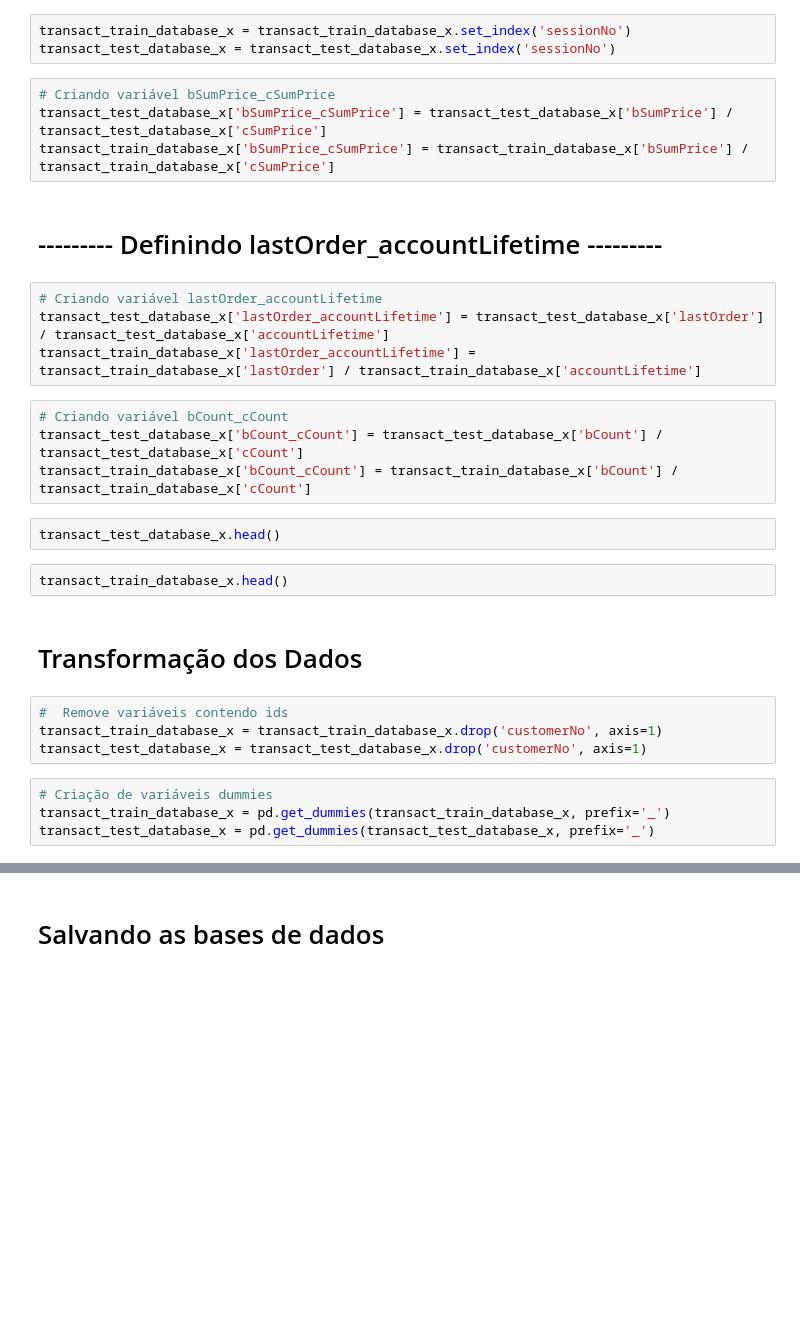
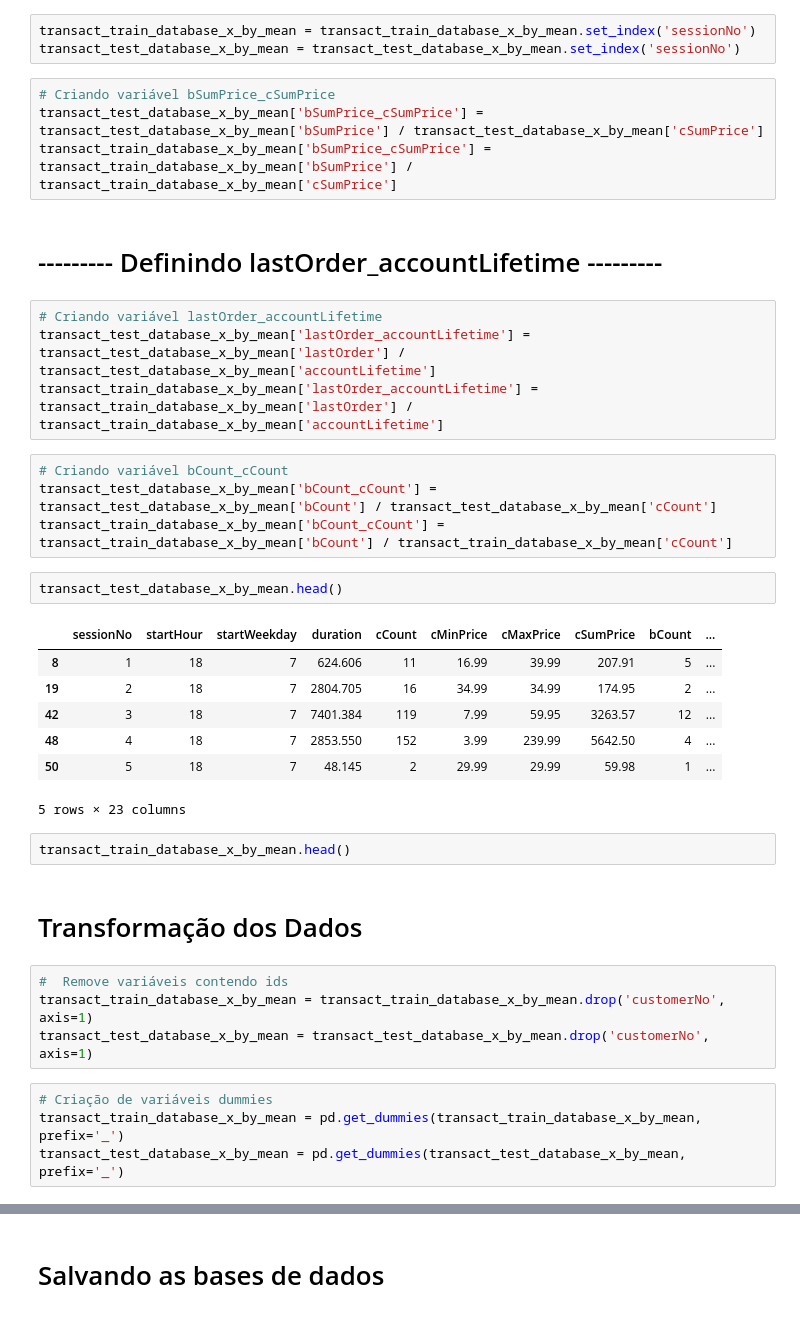
Before and after one commit to UendelC/variable-selection-project, a Jupyter notebook: projeto-2/pre-processing.ipynb, the cells around one changed output, grey strips where cells are left out. Cells and saved outputs as stored; diff of their text form; blank space fills up the shorter version.

```diff
--- a/projeto-2/pre-processing.ipynb
+++ b/projeto-2/pre-processing.ipynb
@@ -179,34 +265,42 @@ transact_test_database.head()
 # %% [markdown]
 Criando novas variáveis
 # %%
-transact_train_database_x = transact_train_database_x.set_index('sessionNo')
-transact_test_database_x = transact_test_database_x.set_index('sessionNo')
+transact_train_database_x_by_mean = transact_train_database_x_by_mean.set_index('sessionNo')
+transact_test_database_x_by_mean = transact_test_database_x_by_mean.set_index('sessionNo')
 # %%
 # Criando variável bSumPrice_cSumPrice
-transact_test_database_x['bSumPrice_cSumPrice'] = transact_test_database_x['bSumPrice'] / transact_test_database_x['cSumPrice']
-transact_train_database_x['bSumPrice_cSumPrice'] = transact_train_database_x['bSumPrice'] / transact_train_database_x['cSumPrice']
+transact_test_database_x_by_mean['bSumPrice_cSumPrice'] = transact_test_database_x_by_mean['bSumPrice'] / transact_test_database_x_by_mean['cSumPrice']
+transact_train_database_x_by_mean['bSumPrice_cSumPrice'] = transact_train_database_x_by_mean['bSumPrice'] / transact_train_database_x_by_mean['cSumPrice']
 # %% [markdown]
 # --------- Definindo lastOrder_accountLifetime ---------
 # %%
 # Criando variável lastOrder_accountLifetime
-transact_test_database_x['lastOrder_accountLifetime'] = transact_test_database_x['lastOrder'] / transact_test_database_x['accountLifetime']
-transact_train_database_x['lastOrder_accountLifetime'] = transact_train_database_x['lastOrder'] / transact_train_database_x['accountLifetime']
+transact_test_database_x_by_mean['lastOrder_accountLifetime'] = transact_test_database_x_by_mean['lastOrder'] / transact_test_database_x_by_mean['accountLifetime']
+transact_train_database_x_by_mean['lastOrder_accountLifetime'] = transact_train_database_x_by_mean['lastOrder'] / transact_train_database_x_by_mean['accountLifetime']
 # %%
 # Criando variável bCount_cCount
-transact_test_database_x['bCount_cCount'] = transact_test_database_x['bCount'] / transact_test_database_x['cCount']
-transact_train_database_x['bCount_cCount'] = transact_train_database_x['bCount'] / transact_train_database_x['cCount']
+transact_test_database_x_by_mean['bCount_cCount'] = transact_test_database_x_by_mean['bCount'] / transact_test_database_x_by_mean['cCount']
+transact_train_database_x_by_mean['bCount_cCount'] = transact_train_database_x_by_mean['bCount'] / transact_train_database_x_by_mean['cCount']
 # %%
-transact_test_database_x.head()
+transact_test_database_x_by_mean.head()
+# %% [output]
+|  | sessionNo | startHour | startWeekday | duration | cCount | cMinPrice | cMaxPrice | cSumPrice | bCount | ... |
+| 8 | 1 | 18 | 7 | 624.606 | 11 | 16.99 | 39.99 | 207.91 | 5 | ... |
+| 19 | 2 | 18 | 7 | 2804.705 | 16 | 34.99 | 34.99 | 174.95 | 2 | ... |
+| 42 | 3 | 18 | 7 | 7401.384 | 119 | 7.99 | 59.95 | 3263.57 | 12 | ... |
+| 48 | 4 | 18 | 7 | 2853.550 | 152 | 3.99 | 239.99 | 5642.50 | 4 | ... |
+| 50 | 5 | 18 | 7 | 48.145 | 2 | 29.99 | 29.99 | 59.98 | 1 | ... |
+5 rows × 23 columns
 # %%
-transact_train_database_x.head()
+transact_train_database_x_by_mean.head()
 # %% [markdown]
 # Transformação dos Dados
 # %%
 #  Remove variáveis contendo ids
-transact_train_database_x = transact_train_database_x.drop('customerNo', axis=1)
-transact_test_database_x = transact_test_database_x.drop('customerNo', axis=1)
+transact_train_database_x_by_mean = transact_train_database_x_by_mean.drop('customerNo', axis=1)
+transact_test_database_x_by_mean = transact_test_database_x_by_mean.drop('customerNo', axis=1)
 # %%
 # Criação de variáveis dummies
-transact_train_database_x = pd.get_dummies(transact_train_database_x, prefix='_')
-transact_test_database_x = pd.get_dummies(transact_test_database_x, prefix='_')
+transact_train_database_x_by_mean = pd.get_dummies(transact_train_database_x_by_mean, prefix='_')
+transact_test_database_x_by_mean = pd.get_dummies(transact_test_database_x_by_mean, prefix='_')
 # %%
```
Also changed, not shown: parts of 26 cells of this notebook.
